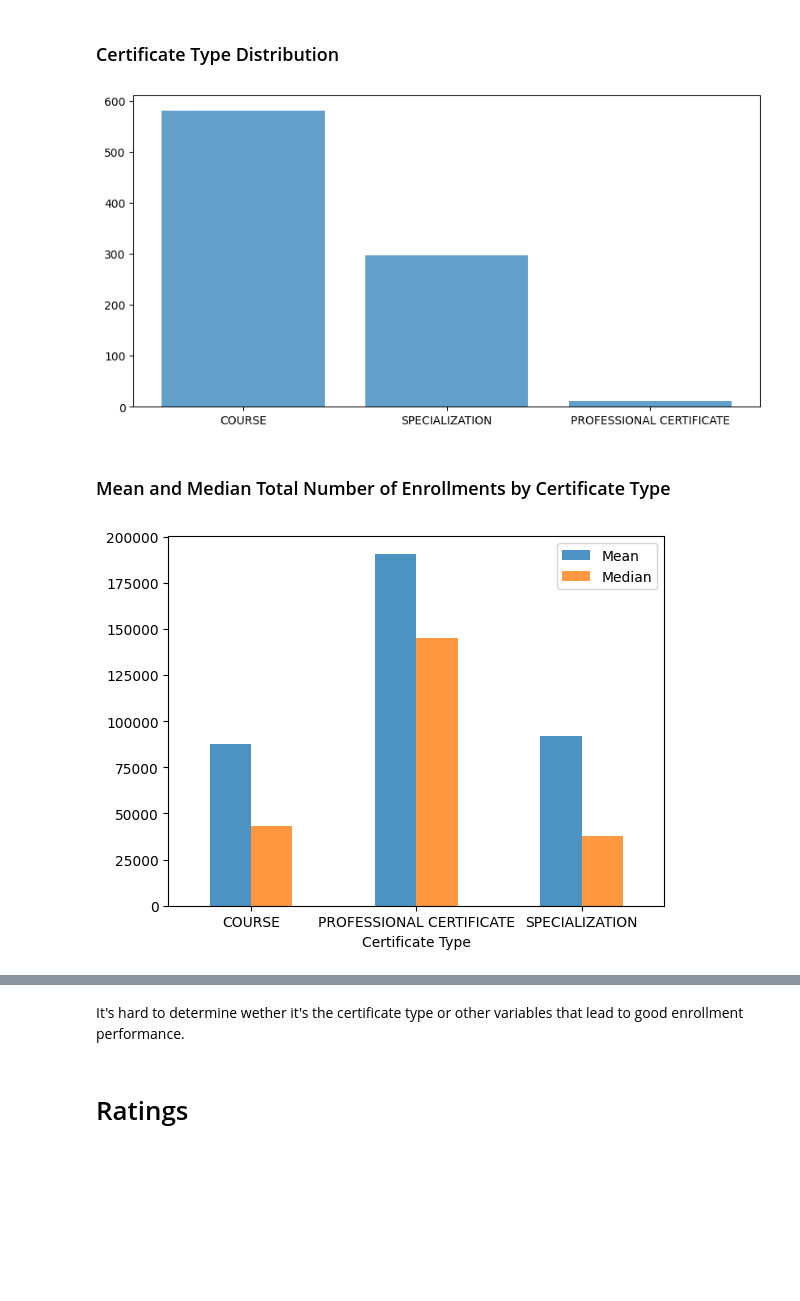
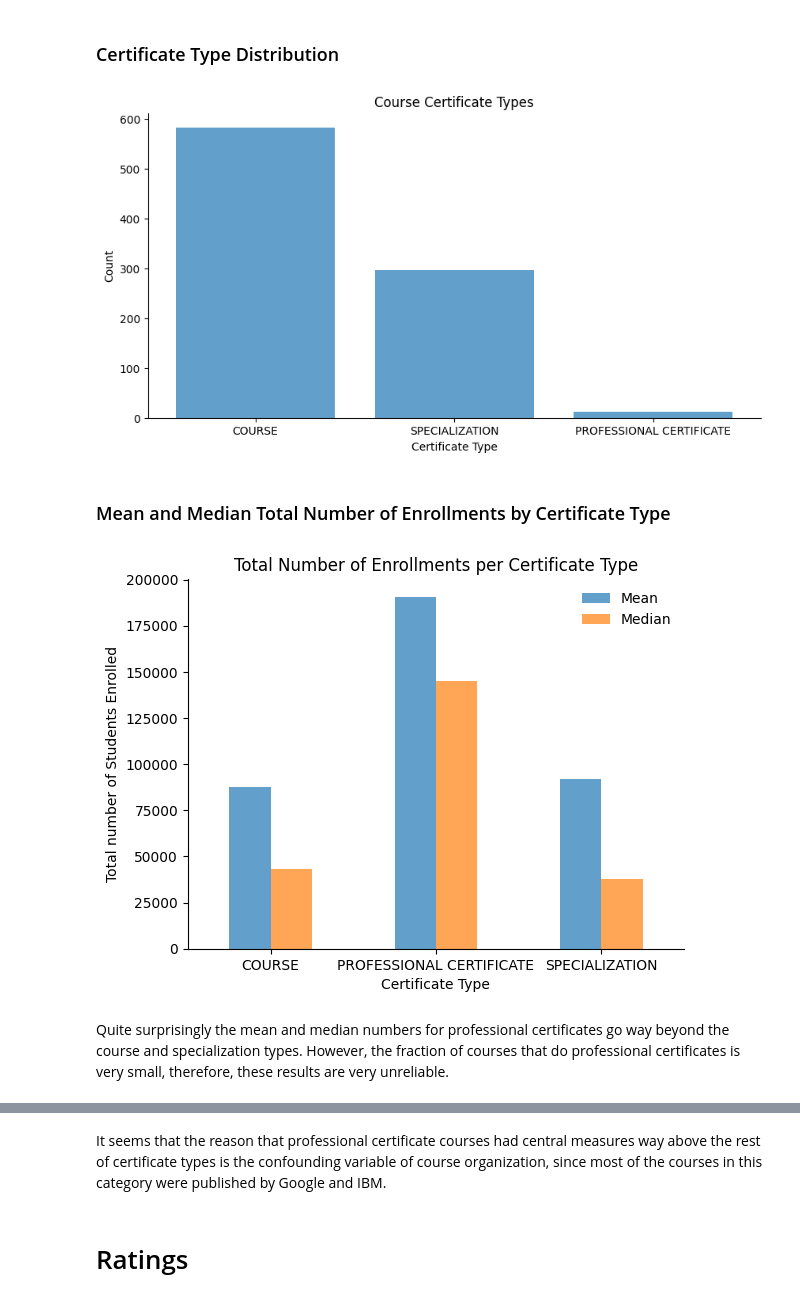
Before and after one commit to Jpooouks/coursera-eda, a Jupyter notebook: Coursera Course Analysis.ipynb, the cells around one changed output, grey strips where cells are left out. Cells and saved outputs as stored; diff of their text form; code cells hidden in the pictures; blank space fills up the shorter version.

```diff
--- a/Coursera Course Analysis.ipynb
+++ b/Coursera Course Analysis.ipynb
@@ -264,9 +283,13 @@ fig.suptitle('Students Enrolled per Course Difficulty Level');
 # %%
 certificate_count = data['course_Certificate_type'].value_counts()
 fig, ax = plt.subplots(figsize=(10,5))
-ax.bar(certificate_count.index, certificate_count, alpha=0.7);
+ax.bar(certificate_count.index, certificate_count, alpha=0.7)
+ax.spines[['top','right']].set_visible(False)
+ax.set_title('Course Certificate Types')
+ax.set_ylabel('Count')
+ax.set_xlabel('Certificate Type');
 # %% [output]
-[figure, old version]
+[figure, new version]
 # %% [markdown]
 ### Mean and Median Total Number of Enrollments by Certificate Type
 # %%
@@ -275,11 +298,17 @@ median_enrollment_by_cert_type = data.groupby('course_Certificate_type')['course
 mean_median_en_by_cert = pd.DataFrame({'Mean' : mean_enrollment_by_cert_type.values,
                                       'Median' : median_enrollment_by_cert_type.values},
                                       index=mean_enrollment_by_cert_type.index)
-ax = mean_median_en_by_cert.plot(kind='bar', rot=0, alpha=0.8)
-ax.set_xlabel('Certificate Type');
-#ax.set_title()
+ax = mean_median_en_by_cert.plot(kind='bar', rot=0, alpha=0.7)
+ax.set_xlabel('Certificate Type')
+ax.spines[['top','right']].set_visible(False)
+ax.get_legend().draw_frame(False);
+ax.set_title('Total Number of Enrollments per Certificate Type')
+ax.set_ylabel('Total number of Students Enrolled');
 # %% [output]
-[figure, old version]
+[figure, new version]
+# %% [markdown]
+Quite surprisingly the mean and median numbers for professional certificates go way beyond the course and specialization types.
+However, the fraction of courses that do professional certificates is very small, therefore, these results are very unreliable.
 # %%
 data[data['course_Certificate_type'] == 'PROFESSIONAL CERTIFICATE']
 # %% [output]
@@ -297,7 +326,7 @@ data[data['course_Certificate_type'] == 'PROFESSIONAL CERTIFICATE']
 | 743 | Soporte de Tecnologías de la Info... | Crece con Google | PROFESSIONAL CERTIFICATE | 4.9 | Beginner | ... |
 | 831 | UCI Project Management | University of California, Irvine | PROFESSIONAL CERTIFICATE | 4.6 | Beginner | ... |
 # %% [markdown]
-It's hard to determine wether it's the certificate type or other variables that lead to good enrollment performance.
+It seems that the reason that professional certificate courses had central measures way above the rest of certificate types is the confounding variable of course organization, since most of the courses in this category were published by Google and IBM.
 # %% [markdown]
 # Ratings
 # %% [markdown]
```
Also changed, not shown: parts of 33 cells of this notebook.
